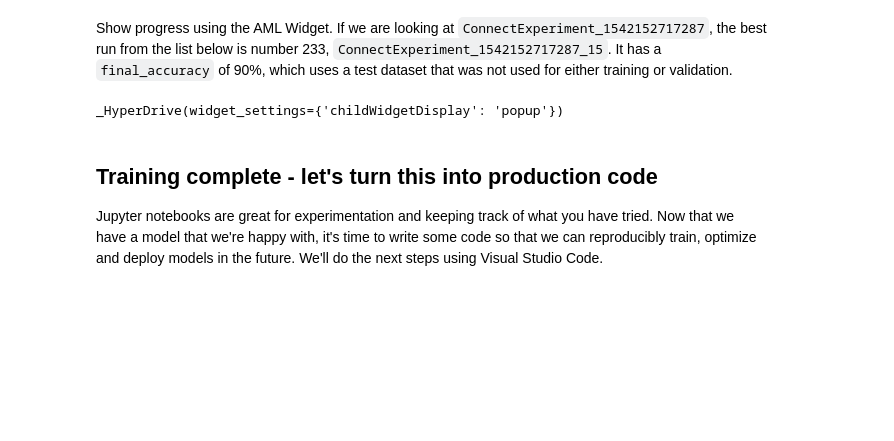
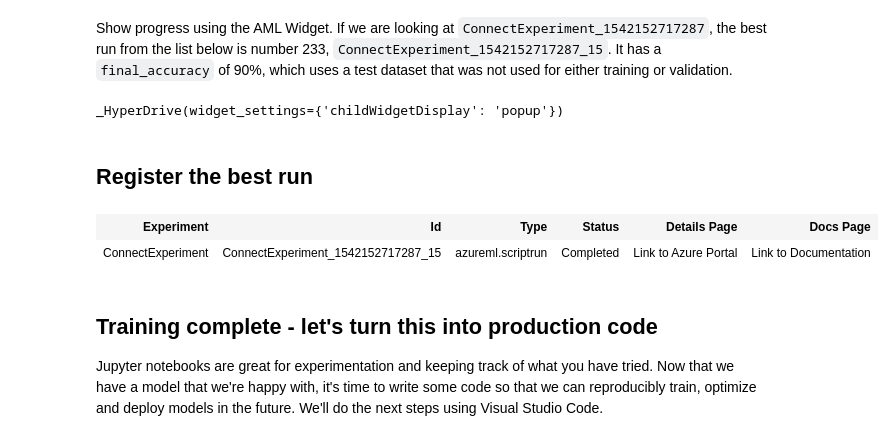
Before and after one commit to jflam/connect-demo, a Jupyter notebook: demo.ipynb, the cells around one changed output. Drawn from its saved outputs; the diff is of its cells as text; code cells hidden in the pictures; blank space fills up the shorter version.

```diff
--- a/demo.ipynb
+++ b/demo.ipynb
@@ -183,6 +200,17 @@ from azureml.train.widgets import RunDetails
 RunDetails(Run(experiment, hd_run_id)).show()
 # %% [output]
 _HyperDrive(widget_settings={'childWidgetDisplay': 'popup'})
+# %% [markdown]
+## Register the best run
+# %%
+from azureml.core import Run
+
+best_run = Run(experiment, run_id='ConnectExperiment_1542152717287_15')
+model = best_run.register_model(model_name='pet-detector', model_path='outputs')
+best_run
+# %% [output]
+| Experiment | Id | Type | Status | Details Page | Docs Page |
+| ConnectExperiment | ConnectExperiment_1542152717287_15 | azureml.scriptrun | Completed | Link to Azure Portal | Link to Documentation |
 # %% [markdown]
 ## Training complete - let's turn this into production code
 
```
Also changed, not shown: parts of 13 cells of this notebook.
